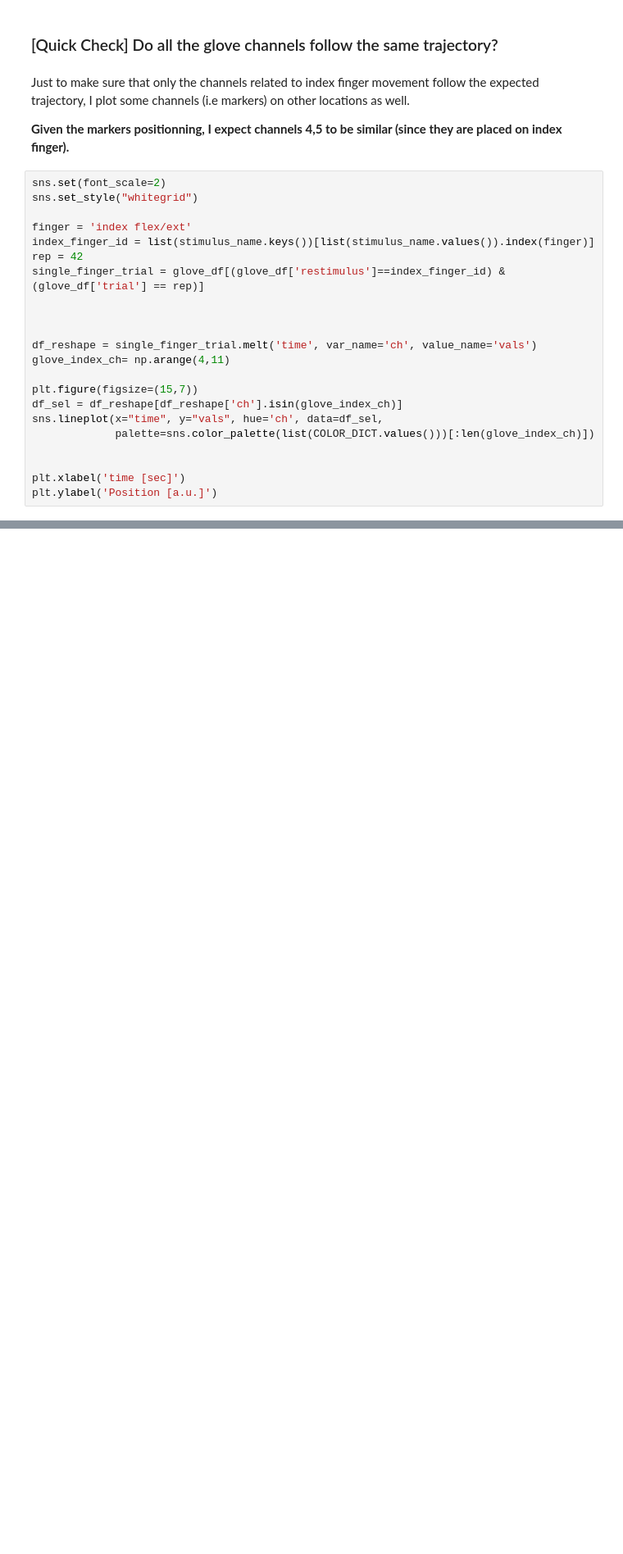
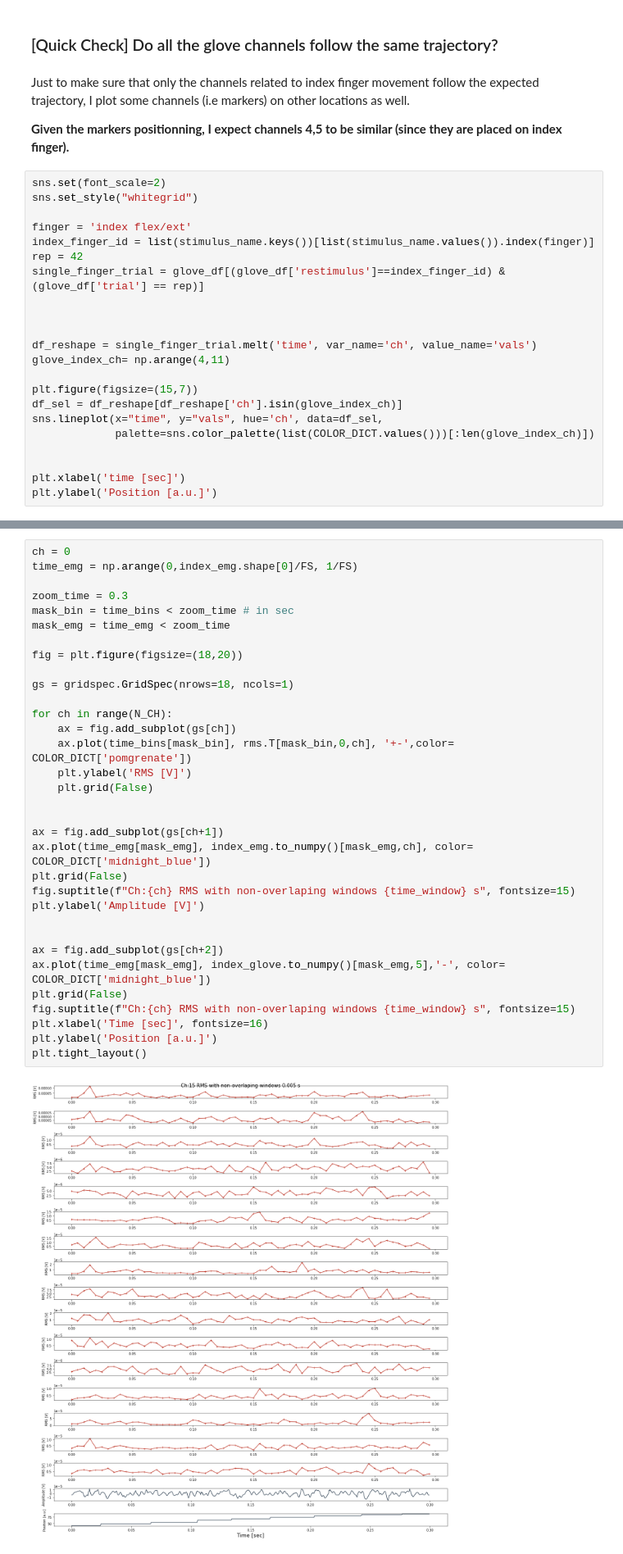
Before and after one commit to FarahBaracat/ninapro_db8, a Jupyter notebook: EDA-NinaPro_DB8.ipynb, the cells around one changed output, grey strips where cells are left out. Shown: that part at 82% size. Saved outputs shown, nothing was run; the diff lists cells and outputs as text; blank space fills up the shorter version.

```diff
--- a/EDA-NinaPro_DB8.ipynb
+++ b/EDA-NinaPro_DB8.ipynb
@@ -514,0 +532,35 @@ rms.T.shape
+# %%
+ch = 0
+time_emg = np.arange(0,index_emg.shape[0]/FS, 1/FS)
+
+zoom_time = 0.3
+mask_bin = time_bins < zoom_time # in sec
+mask_emg = time_emg < zoom_time
+
+fig = plt.figure(figsize=(18,20))
+
+gs = gridspec.GridSpec(nrows=18, ncols=1)
+
+for ch in range(N_CH):
+    ax = fig.add_subplot(gs[ch])
+    ax.plot(time_bins[mask_bin], rms.T[mask_bin,0,ch], '+-',color= COLOR_DICT['pomgrenate'])
+    plt.ylabel('RMS [V]')
+    plt.grid(False)
+
+
+ax = fig.add_subplot(gs[ch+1])
+ax.plot(time_emg[mask_emg], index_emg.to_numpy()[mask_emg,ch], color= COLOR_DICT['midnight_blue'])
+plt.grid(False)
+fig.suptitle(f"Ch:{ch} RMS with non-overlaping windows {time_window} s", fontsize=15)
+plt.ylabel('Amplitude [V]')
+
+
+ax = fig.add_subplot(gs[ch+2])
+ax.plot(time_emg[mask_emg], index_glove.to_numpy()[mask_emg,5],'-', color= COLOR_DICT['midnight_blue'])
+plt.grid(False)
+fig.suptitle(f"Ch:{ch} RMS with non-overlaping windows {time_window} s", fontsize=15)
+plt.xlabel('Time [sec]', fontsize=16)
+plt.ylabel('Position [a.u.]')
+plt.tight_layout()
+# %% [output]
+[figure, added]
```
Also changed, not shown: parts of 10 cells of this notebook.
